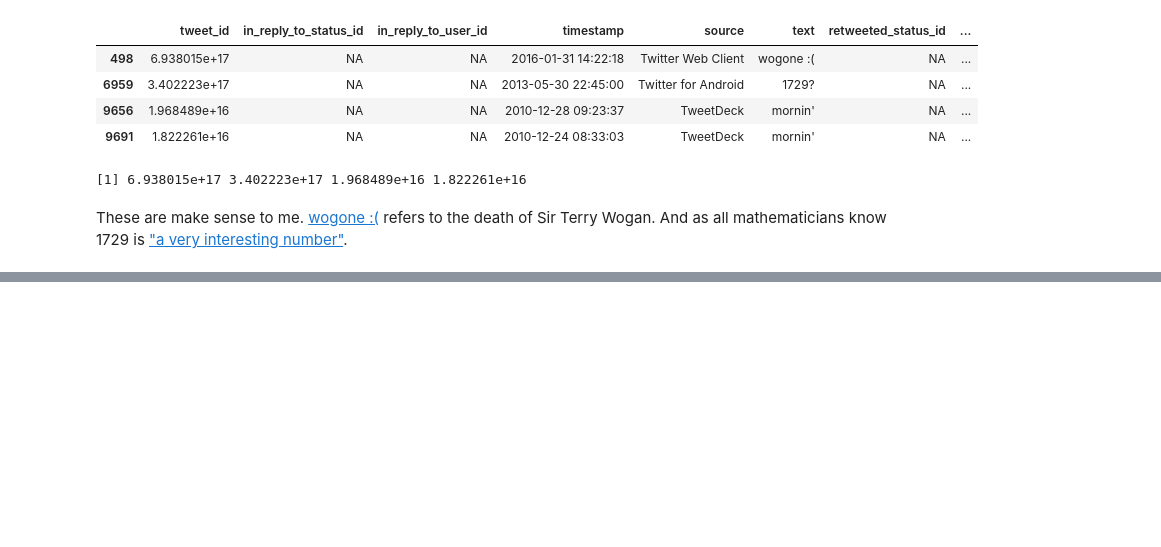
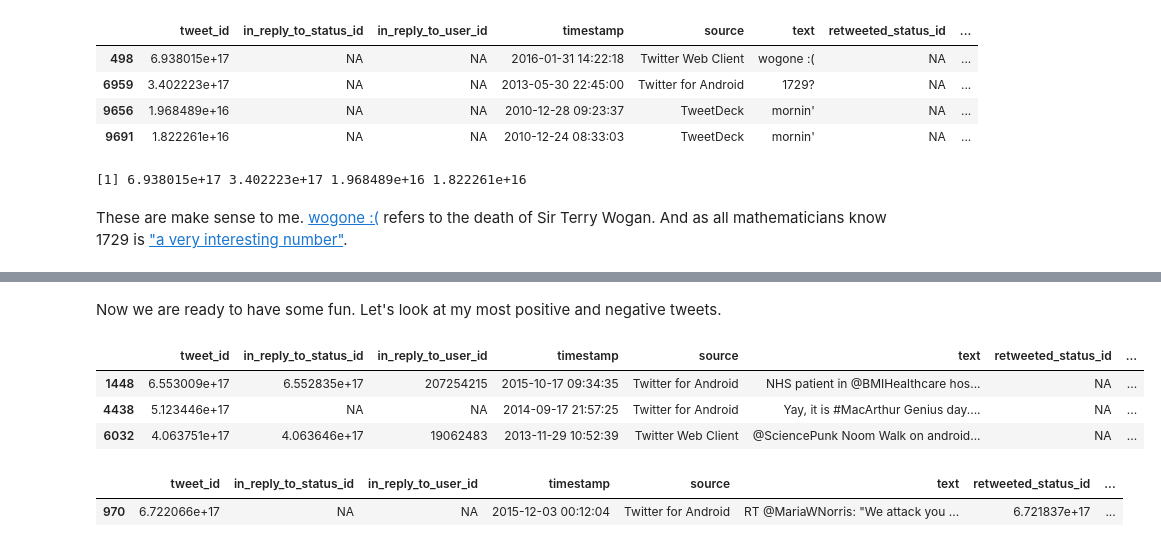
Before and after one commit to InfantLab/10000-tweets-as-BrainStraining, a Jupyter notebook: BrainStraining10K.ipynb, the cells around one changed output, grey strips where cells are left out. Saved outputs shown, nothing was run; the diff lists cells and outputs as text; code cells hidden in the pictures; blank space fills up the shorter version.

```diff
--- a/BrainStraining10K.ipynb
+++ b/BrainStraining10K.ipynb
@@ -212,0 +230,9 @@ Rcode
+# %%
+library(tm)    #for text mining
+library(wordcloud)
+library(stringr)
+library(dplyr)
+library(plyr)
+
+positives= readLines("./positive-words.txt")
+negatives = readLines("./negative-words.txt")
@@ -212,0 +321,12 @@ Rcode
+# %% [markdown]
+Now we are ready to have some fun. Let's look at my most positive and negative tweets.
+# %%
+tweets[tweets$score == max(tweets$score),]
+tweets[tweets$score == min(tweets$score),]
+# %% [output]
+|  | tweet_id | in_reply_to_status_id | in_reply_to_user_id | timestamp | source | text | retweeted_status_id | ... |
+| 1448 | 6.553009e+17 | 6.552835e+17 | 207254215 | 2015-10-17 09:34:35 | Twitter for Android | NHS patient in @BMIHealthcare hos... | NA | ... |
+| 4438 | 5.123446e+17 | NA | NA | 2014-09-17 21:57:25 | Twitter for Android | Yay, it is #MacArthur Genius day.... | NA | ... |
+| 6032 | 4.063751e+17 | 4.063646e+17 | 19062483 | 2013-11-29 10:52:39 | Twitter Web Client | @SciencePunk Noom Walk on android... | NA | ... |
+|  | tweet_id | in_reply_to_status_id | in_reply_to_user_id | timestamp | source | text | retweeted_status_id | ... |
+| 970 | 6.722066e+17 | NA | NA | 2015-12-03 00:12:04 | Twitter for Android | RT @MariaWNorris: "We attack you ... | 6.721837e+17 | ... |
```
Also changed, not shown: parts of 14 cells of this notebook, 2 other files.
